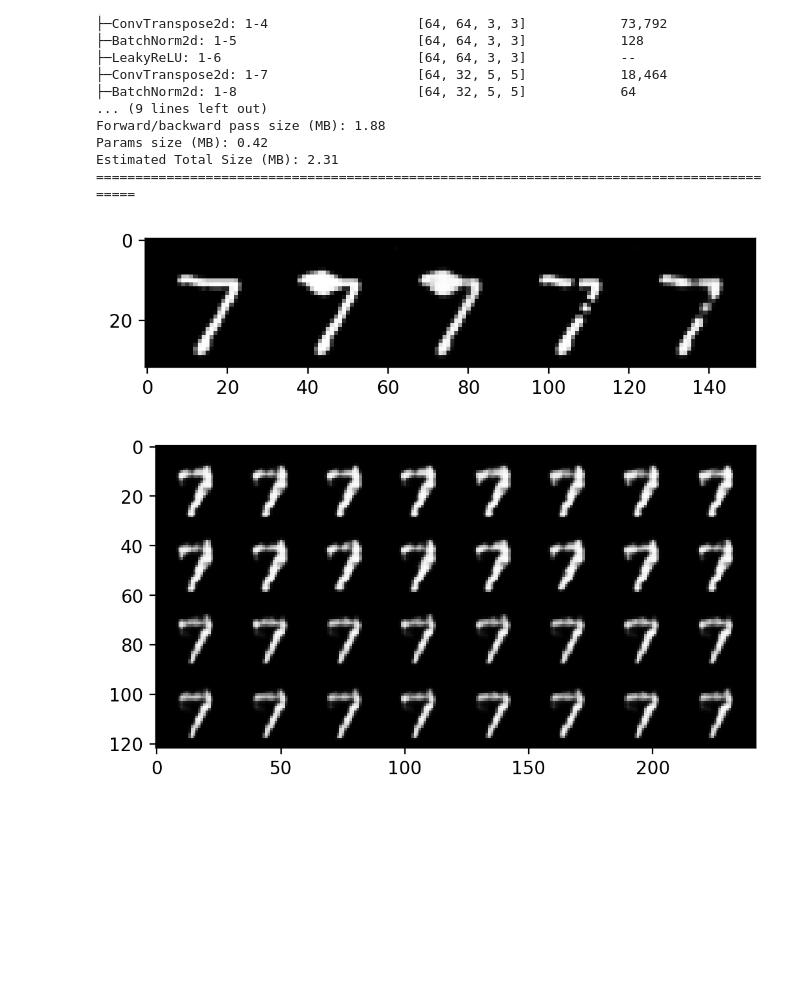
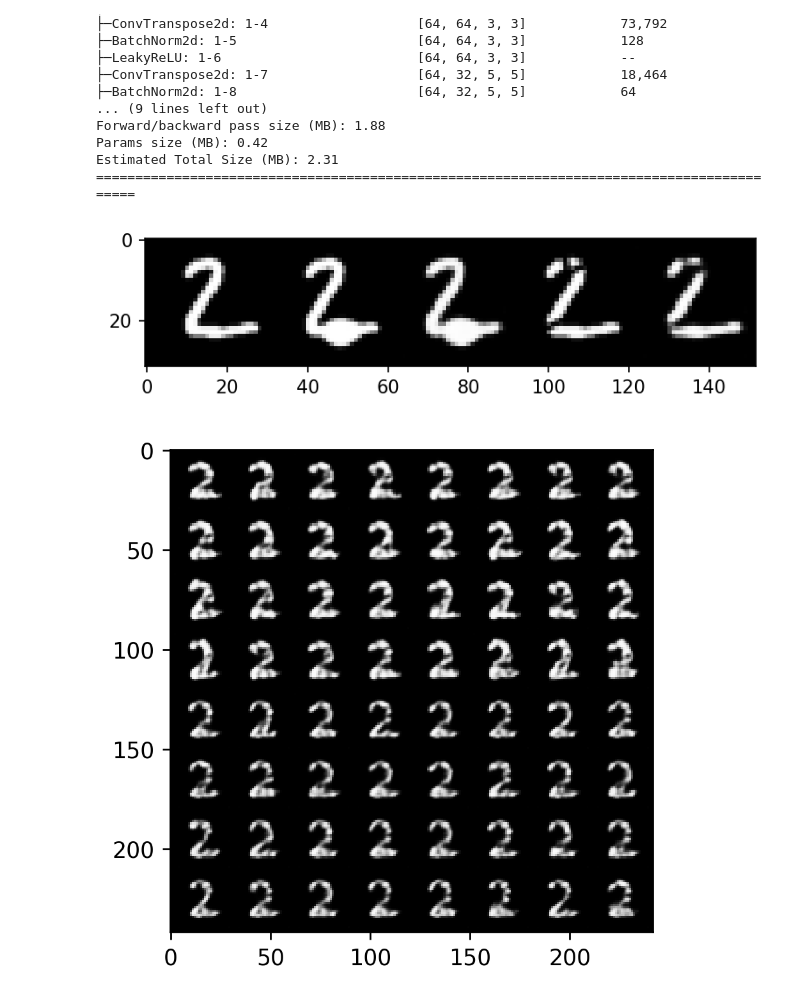
Before and after one commit to matteobilardi/ccbir, a Jupyter notebook: ccbir/scratchpad.ipynb, the cells around one changed output. Saved outputs shown, nothing was run; the diff lists cells and outputs as text; code cells hidden in the pictures; blank space fills up the shorter version.

```diff
--- a/ccbir/scratchpad.ipynb
+++ b/ccbir/scratchpad.ipynb
@@ -14,8 +14,8 @@ def pil_from_tensor(tensor):
 def tensor_from_pil(img):
     return transforms.ToTensor()(img)
 
-def show_tensor(tensor_img):
-    plt.figure(dpi=200)
+def show_tensor(tensor_img, dpi=150):
+    plt.figure(dpi=dpi)
     plt.imshow(pil_from_tensor(tensor_img), cmap='gray', vmin=0, vmax=255)
 # %%
 from deepscm.datasets.morphomnist.transforms import SetThickness, ImageMorphology
@@ -125,62 +125,56 @@ Estimated Total Size (MB): 2.31
 ==========================================================================================
 # %%
 from ccbir.models.model import load_best_model
-from ccbir.models.twin_network import PlainSwollenFracturedTwinNet, TwinNetDataModule, vqvae_embed_image
+from ccbir.models.twin_network import vqvae_embed_image, PSFTwinNet, PSFTwinNetDataModule
 from ccbir.models.vqvae import VQVAE
 from functools import partial
 
 vqvae = load_best_model(VQVAE)
-twin_net = PlainSwollenFracturedTwinNet.load_from_checkpoint(
-    '/homes/mb8318/Documents/year4/ccbir/lightning_logs/version_22/checkpoints/twinnet-epoch=002-val_loss=0.2060446.ckpt'
+twin_net = PSFTwinNet.load_from_checkpoint(
+    '/homes/mb8318/Documents/year4/ccbir/lightning_logs/version_30/checkpoints/twinnet-epoch=047-val_loss=0.1892382.ckpt'
 )
 
-datamodule = TwinNetDataModule(embed_image=partial(vqvae_embed_image, vqvae))
+datamodule = PSFTwinNetDataModule(embed_image=partial(vqvae_embed_image, vqvae))
 datamodule.setup()
 test_dataloader = datamodule.test_dataloader()
 batch = next(iter(test_dataloader))
 
 
 def vqvae_recon(embedding):
     # print(embedding.shape)
     z_e_x = embedding
     with torch.no_grad():
         e_x = vqvae.model.codebook(z_e_x)
         return vqvae.decode(e_x)
 
 
-idx = 0
+idx = 1
 idx_end = idx + 1
-plain = batch['plain']
-swollen = batch['swollen']
-fractured = batch['fractured']
-original_image = plain['image'][idx:idx_end]
-swollen_image = swollen['image'][idx:idx_end]
-fractured_image = fractured['image'][idx:idx_end]
-swollen_embedding = swollen['embedding'][idx:idx_end]
-fractured_embedding = fractured['embedding'][idx:idx_end]
 
-# FIXME: merging of labels and calculations of one hot encoding should be done
-# in preprocessing at the dataset/datamodule level rather than in the forward
-# step
+X, y = batch
+num_samples=32
+X = {k:v[idx:idx_end].repeat_interleave(num_samples, dim=0) for k,v in X.items()}
+X['outcome_noise'] = torch.randn_like(X['outcome_noise']) * 1.5
+y = {k:v[idx:idx_end] for k,v in y.items()}
 
-num_samples = 16
-metrics = plain['metrics'] = {k:v[idx:idx + 1].repeat(num_samples) for k,v in plain['metrics'].items()}
-
-swollen_embedding_hat, fractured_embedding_hat = twin_net.forward(
-    plain_image_label=plain['label'][idx:idx_end].repeat(num_samples),
-    plain_image_metrics=metrics,
-)
+item = test_dataloader.dataset.psf_dataset[idx]
+original_image = item['plain']['image'].unsqueeze(0)
+swollen_image = item['swollen']['image'].unsqueeze(0)
+fractured_image = item['fractured']['image'].unsqueeze(0)
+swollen_embedding = y['factual_outcome']
+fractured_embedding = y['counterfactual_outcome']
+swollen_embedding_hat, fractured_embedding_hat = twin_net.forward(X)
 
 images = [
     original_image,
     swollen_image, vqvae_recon(swollen_embedding),
     fractured_image, vqvae_recon(fractured_embedding),
 ]
 
 images_hat = [vqvae_recon(swollen_embedding_hat), vqvae_recon(fractured_embedding_hat)]
 
 show_tensor(make_grid(torch.cat(images), normalize=True, range=(-1, 1)))
-show_tensor(make_grid(torch.cat(images_hat), normalize=True, range=(-1, 1)))
+show_tensor(make_grid(torch.cat(images_hat), normalize=True, range=(-1, 1)), dpi=250)
 # %% [output]
-[figure, old version]
+[figure, new version]
-[figure, old version]
+[figure, new version]
```
Also changed, not shown: 2 other files.
